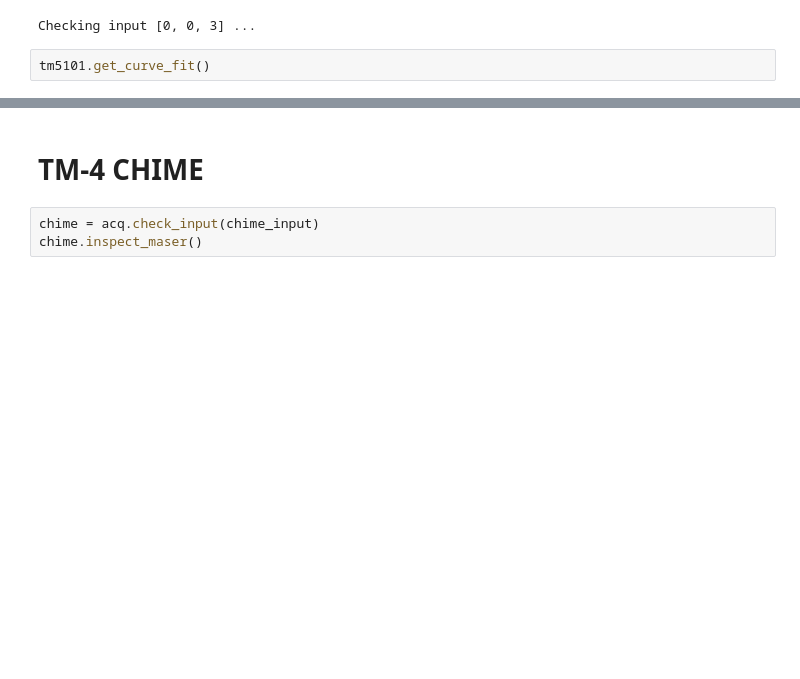
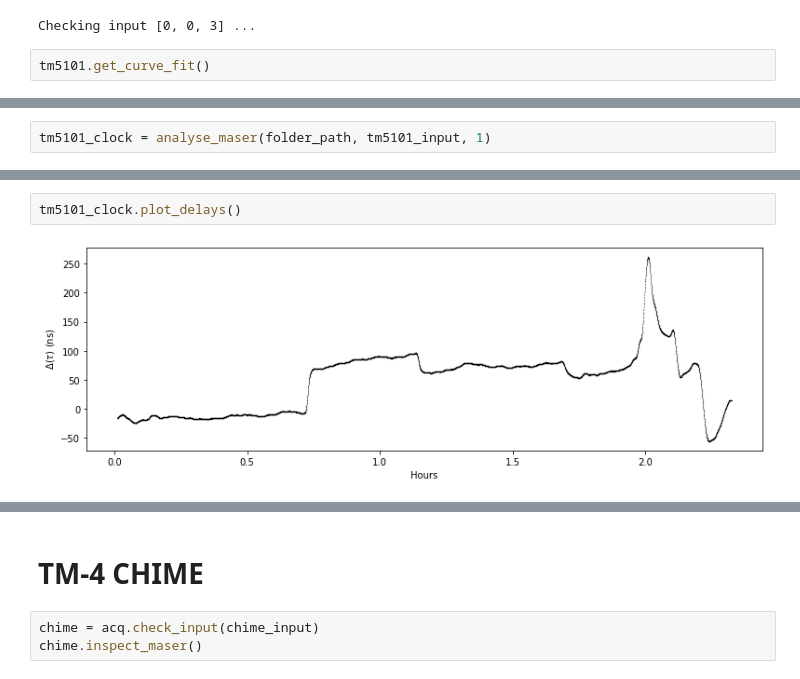
Before and after one commit to WVURAIL/rawice, a Jupyter notebook: Automation test.ipynb, the cells around one changed output, grey strips where cells are left out. Drawn from its saved outputs; the diff is of its cells as text; blank space fills up the shorter version.

```diff
--- a/Automation test.ipynb
+++ b/Automation test.ipynb
@@ -94,2 +87,4 @@ tm5101.get_single_curve_fit(i=0)
 [figure]
 [figure]
+# %%
+tm5101_clock = analyse_maser(folder_path, tm5101_input, 1)
@@ -95,0 +98,4 @@ tm5101.get_single_curve_fit(i=0)
+# %%
+tm5101_clock.plot_delays()
+# %% [output]
+[figure, added]
```
Also changed, not shown: parts of 14 cells of this notebook, 1 other file.
